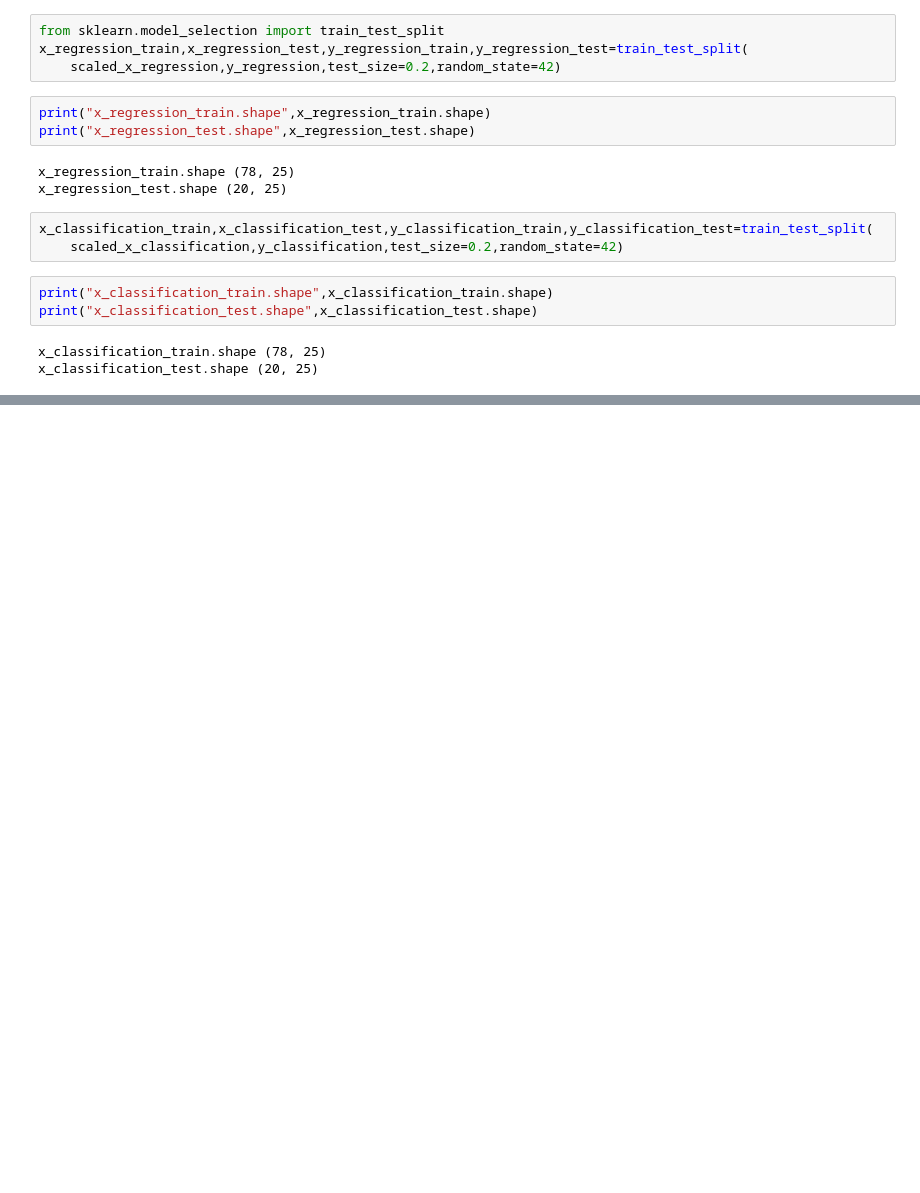
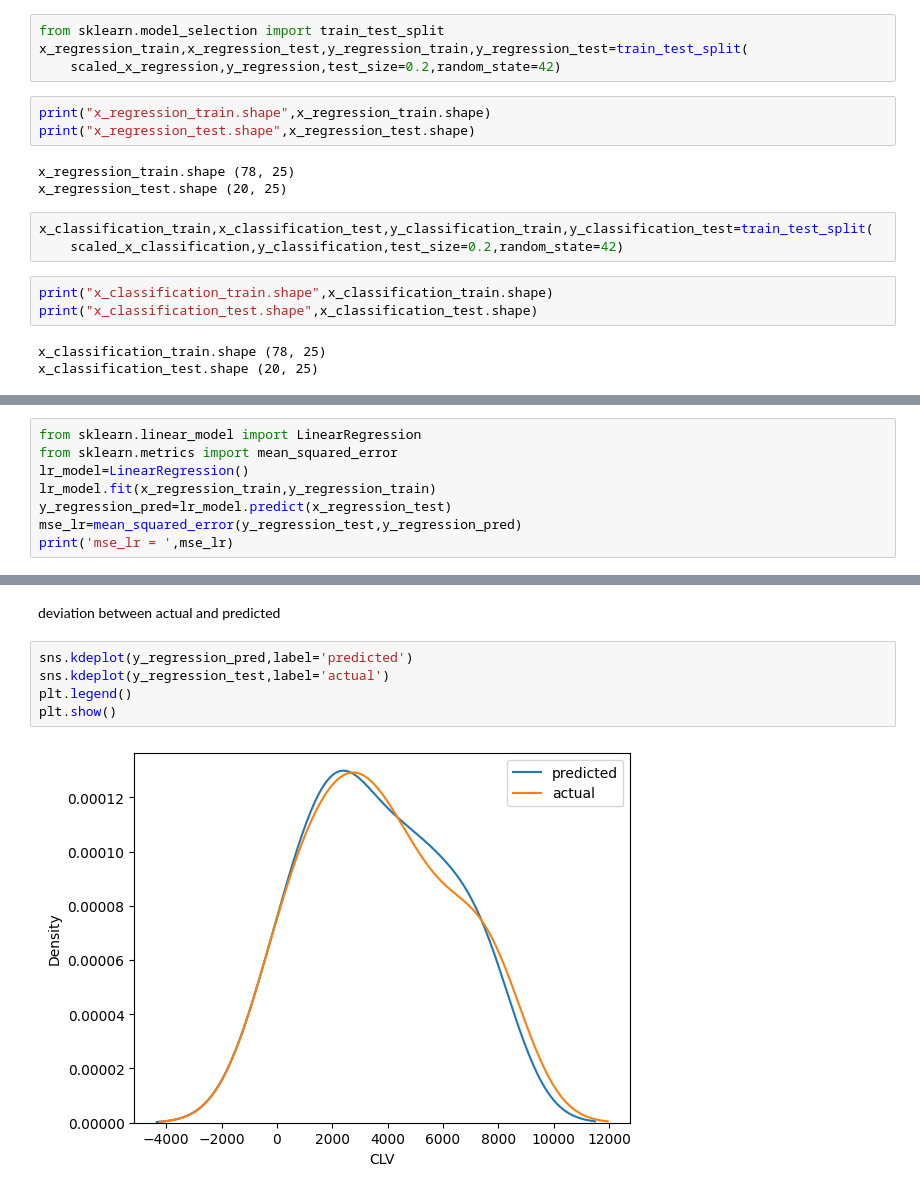
Before and after one commit to ABBAS-37405/PYTHON-AND-DATA-SCIENCE, a Jupyter notebook: dataclean.ipynb, the cells around one changed output, grey strips where cells are left out. Saved outputs shown, nothing was run; the diff lists cells and outputs as text; blank space fills up the shorter version.

```diff
--- a/dataclean.ipynb
+++ b/dataclean.ipynb
@@ -1390,0 +1403,8 @@ x_classification_test.shape (20, 25)
+# %%
+from sklearn.linear_model import LinearRegression
+from sklearn.metrics import mean_squared_error
+lr_model=LinearRegression()
+lr_model.fit(x_regression_train,y_regression_train)
+y_regression_pred=lr_model.predict(x_regression_test)
+mse_lr=mean_squared_error(y_regression_test,y_regression_pred)
+print('mse_lr = ',mse_lr)
@@ -1390,0 +1421,9 @@ x_classification_test.shape (20, 25)
+# %% [markdown]
+deviation between actual and predicted
+# %%
+sns.kdeplot(y_regression_pred,label='predicted')
+sns.kdeplot(y_regression_test,label='actual')
+plt.legend()
+plt.show()
+# %% [output]
+[figure, added]
```
Also changed, not shown: parts of 6 cells of this notebook.
